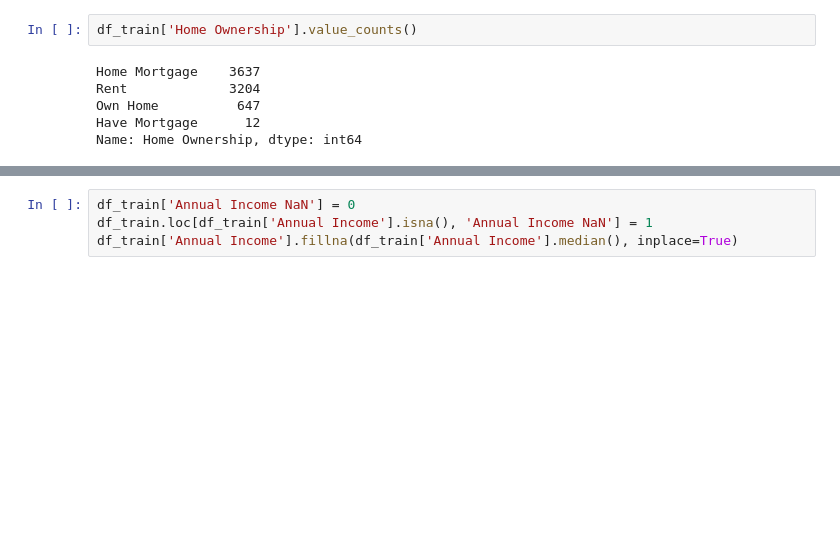
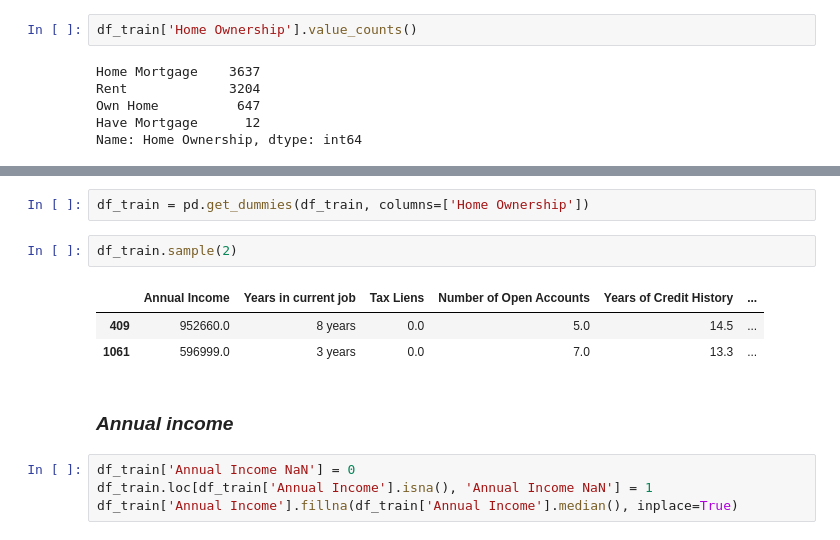
Before and after one commit to adurzin/data_science_cont, a Jupyter notebook: course.ipynb, the cells around one changed output, grey strips where cells are left out. Cells and saved outputs as stored; diff of their text form; blank space fills up the shorter version.

```diff
--- a/course.ipynb
+++ b/course.ipynb
@@ -78,3 +107,13 @@ Name: Home Ownership, dtype: int64
+# %%
+df_train = pd.get_dummies(df_train, columns=['Home Ownership'])
+# %%
+df_train.sample(2)
+# %% [output]
+|  | Annual Income | Years in current job | Tax Liens | Number of Open Accounts | Years of Credit History | ... |
+| 409 | 952660.0 | 8 years | 0.0 | 5.0 | 14.5 | ... |
+| 1061 | 596999.0 | 3 years | 0.0 | 7.0 | 13.3 | ... |
+# %% [markdown]
+### *Annual income*
 # %%
 df_train['Annual Income NaN'] = 0
 df_train.loc[df_train['Annual Income'].isna(), 'Annual Income NaN'] = 1
```
Also changed, not shown: parts of 15 cells of this notebook.
